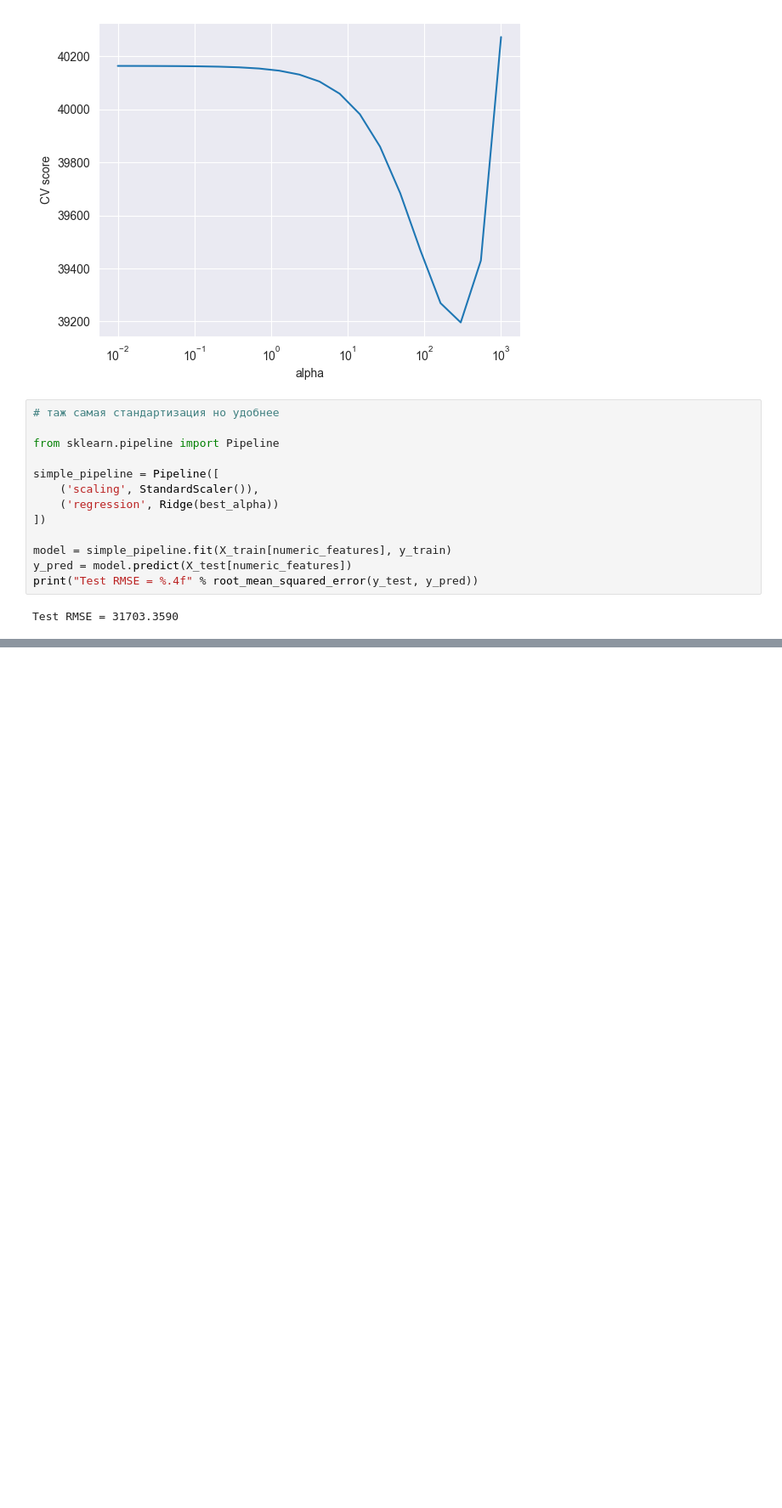
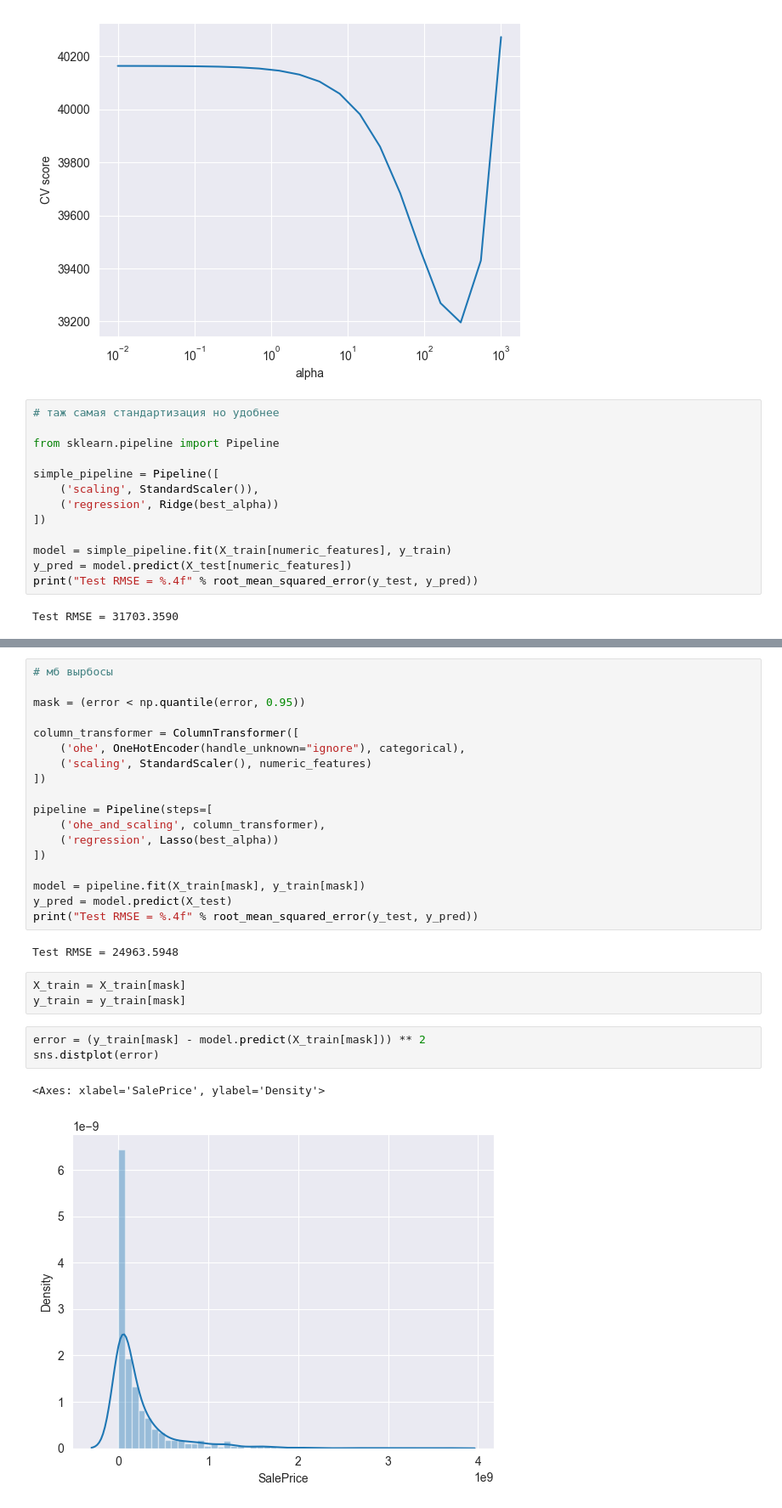
Before and after one commit to Nuxelka/linear_model_test, a Jupyter notebook: main.ipynb, the cells around one changed output, grey strips where cells are left out. Shown at 85% size. Saved outputs shown, nothing was run; the diff lists cells and outputs as text; blank space fills up the shorter version.

```diff
--- a/main.ipynb
+++ b/main.ipynb
@@ -189,0 +301,29 @@ Test RMSE = 31703.3590
+# %%
+# мб вырбосы
+
+mask = (error < np.quantile(error, 0.95))
+
+column_transformer = ColumnTransformer([
+    ('ohe', OneHotEncoder(handle_unknown="ignore"), categorical),
+    ('scaling', StandardScaler(), numeric_features)
+])
+
+pipeline = Pipeline(steps=[
+    ('ohe_and_scaling', column_transformer),
+    ('regression', Lasso(best_alpha))
+])
+
+model = pipeline.fit(X_train[mask], y_train[mask])
+y_pred = model.predict(X_test)
+print("Test RMSE = %.4f" % root_mean_squared_error(y_test, y_pred))
+# %% [output]
+Test RMSE = 24963.5948
+# %%
+X_train = X_train[mask]
+y_train = y_train[mask]
+# %%
+error = (y_train[mask] - model.predict(X_train[mask])) ** 2
+sns.distplot(error)
+# %% [output]
+<Axes: xlabel='SalePrice', ylabel='Density'>
+[figure, added]
```
Also changed, not shown: parts of 14 cells of this notebook.
